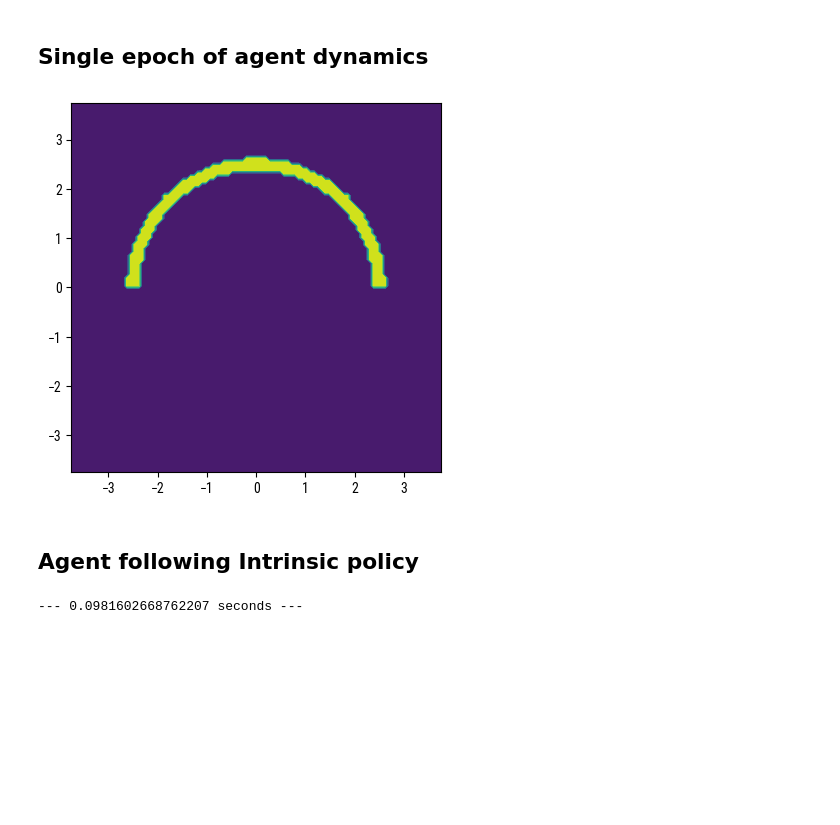
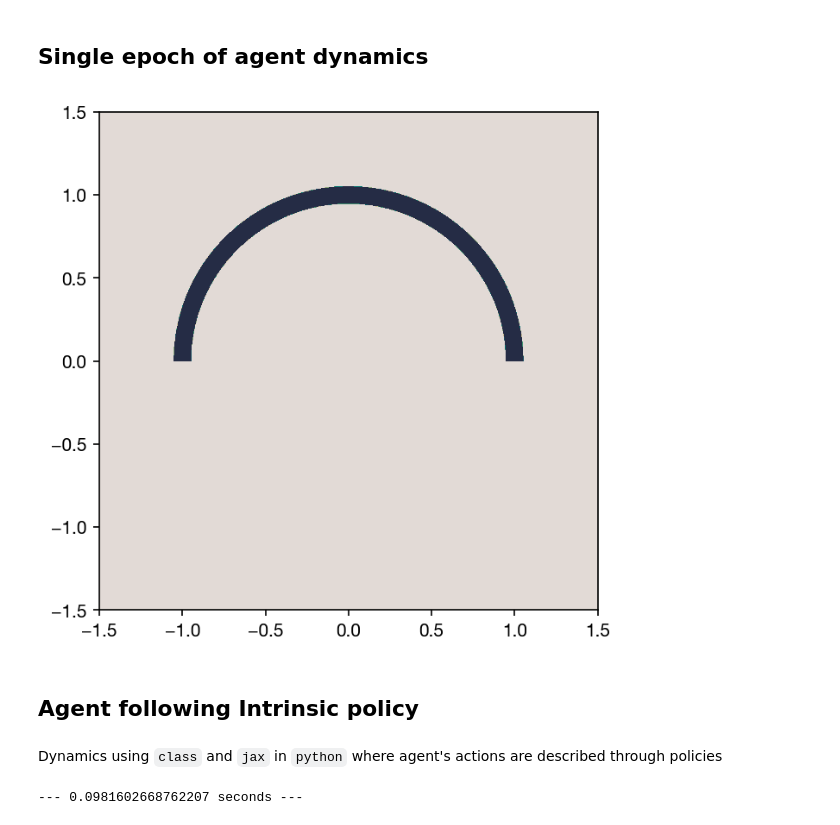
Before and after one commit to sgangaprasath/CollectiveTradeoff, a Jupyter notebook: LineFollowOUParticle.ipynb, the cells around one changed output. Saved outputs shown, nothing was run; the diff lists cells and outputs as text; code cells hidden in the pictures; blank space fills up the shorter version.

```diff
--- a/LineFollowOUParticle.ipynb
+++ b/LineFollowOUParticle.ipynb
@@ -194,29 +197,28 @@ colors = {
 # %% [markdown]
  ## <a class="anchor" id="first-bullet">Single epoch of agent dynamics</a>
 # %%
-# Parameters in the model
 class params():
     def __init__(self) -> None:
         super().__init__()
-        # Environment parameters
-        self.a = 2.5 #radius of semi-circle
+        self.nSteps = 1000 #number of steps of each run
+        self.nEpchs = 100 #number of epochs
+        self.a = 1 #radius of semi-circle
 
         # Pheromone parameters
-        self.nMsh = 100 #number of points in pheromone mesh
+        self.nMsh = 1000 #number of points in
         self.kM = 1 #rate of pheromone decay
         self.kP = 0.1 #rate of pheromone generation
 
         # Agent dynamics parameters
-        self.nSteps = 50 #number of steps of each run
-        self.nEpchs = 100 #number of epochs
-        self.b = 0.125 #agent size (radius)
+        self.b = 0.05 #agent size (radius)
         self.dt = 1e-3 #time-step size
-        self.l = 0.2 #length travelled in 1 time-step
+        self.l = 5e-4 #length travelled in 1 time-step
         self.vo = self.l/self.dt #effective speed of motion
         self.alpha = 0.1 #orientation relaxation rate (s^-1)
         self.diff = 1e-3 #noise diffusion coefficient
-        self.rInit = jnp.array([self.a+0.1, 0.01]) #initial location of agent
-        self.phInit = jnp.array([0., 1.]) #initial orientation of agent
+
+        self.rInit = jnp.array([0.0, 0.0]) #initial location of agent
+        self.thInit = 0. #initial orientation of agent
 # %%
 # Pheromone meshgrid
 p = params()
@@ -239,14 +242,21 @@ class phrmn():
     # def stepFwd(self, dt, r, kM, ):
 # %%
 phm = phrmn(cInit)
-fig, ax = plt.subplots(1,1)
-ax.contourf(xphm, yphm, phm.c)
+mpl.rcParams.update(mpl.rcParamsDefault)
+plt.rc("font", family="Helvetica Neue")
+plt.rc("xtick", labelsize="medium")
+fig = plt.figure(figsize=(5, 5), dpi=150)
+ax = plt.subplot(1, 1, 1, aspect=1)
+ax.contourf(xphm, yphm, phm.c, cmap=cmocean.cm.rain)
+# ax.contourf(xphm, yphm, phm.c, cmap='gray')
 ax.set_aspect(1)
 plt.show()
 # %% [output]
-[figure, old version]
+[figure, new version]
 # %% [markdown]
  ## <a class="anchor" id="second-bullet">Agent following Intrinsic policy</a>
+# %% [markdown]
+Dynamics using `class` and `jax` in `python` where agent's actions are described through policies
 # %%
 # Single step dynamics of the agent
 class agent():
```
Also changed, not shown: parts of 7 cells of this notebook.
